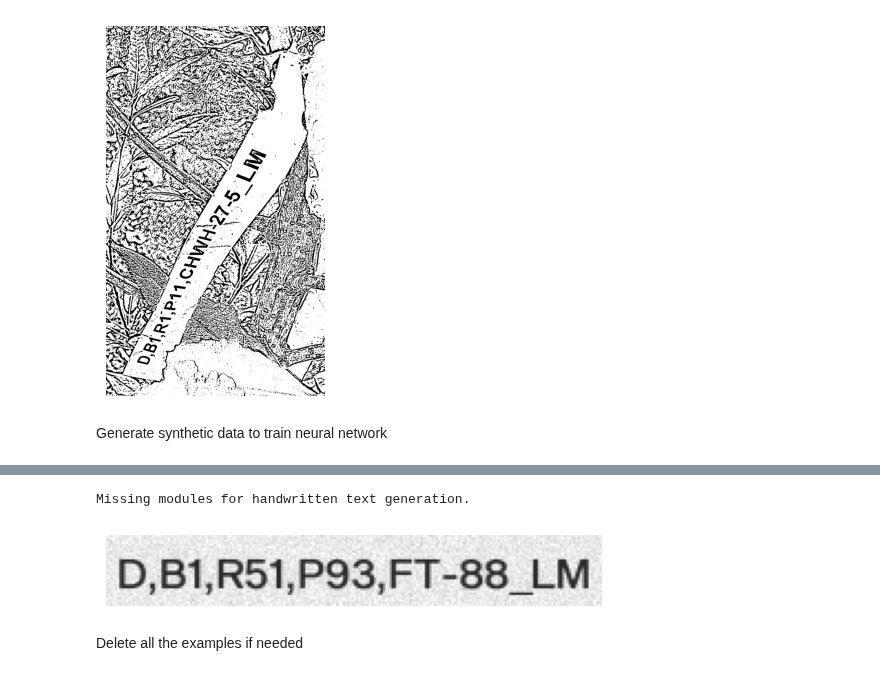
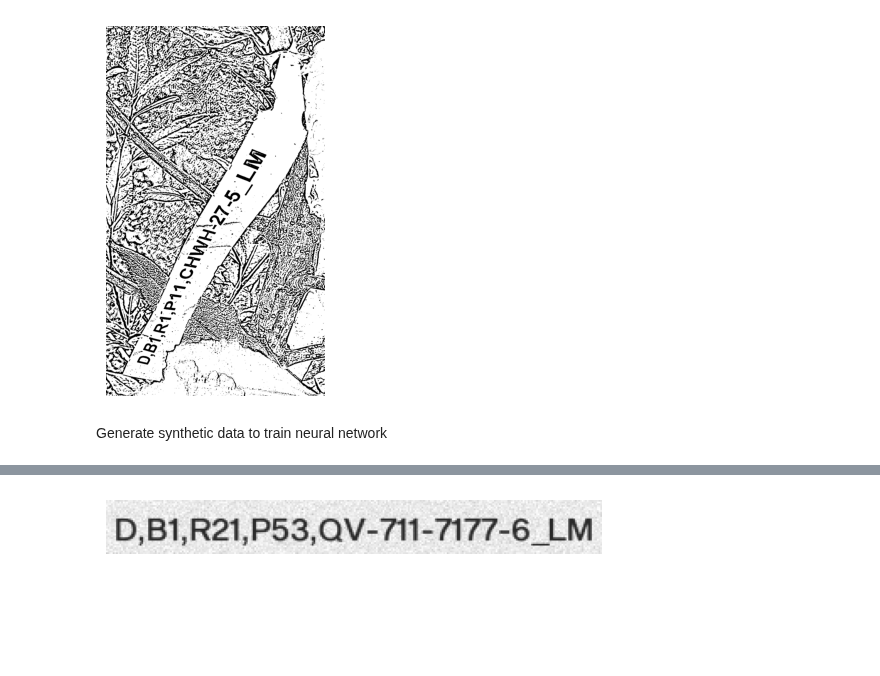
Before and after one commit to vivaansinghvi07/smoky-mountain-data-comp, a Jupyter notebook: ocr.ipynb, the cells around one changed output, grey strips where cells are left out. Cells and saved outputs as stored; diff of their text form; code cells hidden in the pictures; blank space fills up the shorter version.

```diff
--- a/ocr.ipynb
+++ b/ocr.ipynb
@@ -82,15 +82,10 @@ imshow(img)
 # %% [markdown]
 Generate synthetic data to train neural network
 # %%
-if any(['.venv' in filename for filename in os.listdir()]):
-    script = 'venv'
+if os.name == 'nt':
+    os.system(r'.\scripts/gen.bat')
 else:
-    script = 'module'
-
-if os.name == 'nt':
-    os.system(rf'.\scripts/{script}.bat')
-else:
-    os.system(f'sh scripts/{script}.sh')
+    os.system('sh scripts/gen.sh')
 
 example_img = random.choice(os.listdir('synthetic-data/images'))
 imshow(cv2.imread(f"synthetic-data/images/{example_img}"))
@@ -118,4 +95 @@ Requirement already satisfied: soupsieve>1.2 in ./.venv/lib/python3.10/site-pack
-Missing modules for handwritten text generation.
-[figure, old version]
+[figure, new version]
-# %% [markdown]
-Delete all the examples if needed
```
Also changed, not shown: parts of 1 cell of this notebook, 2 other files.
